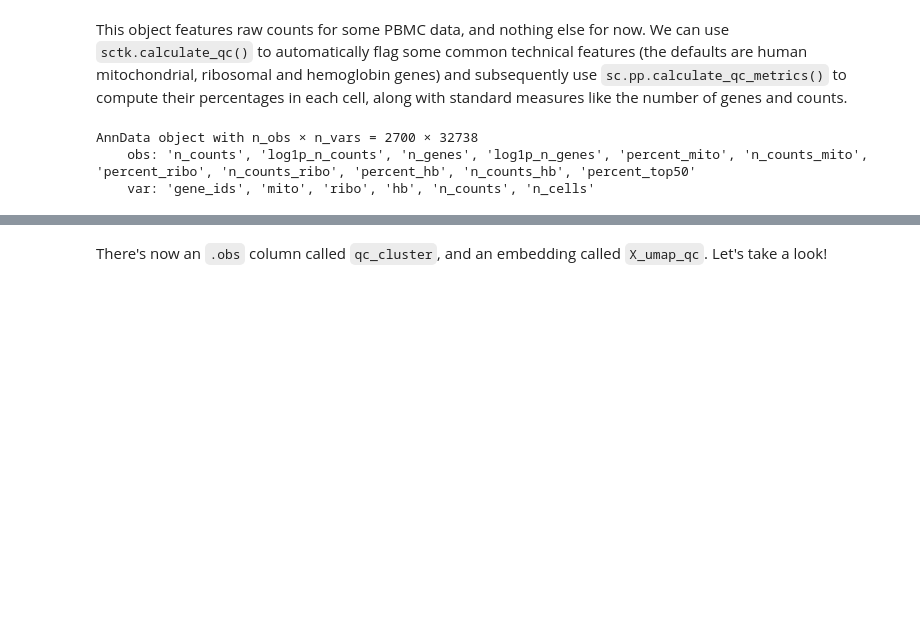
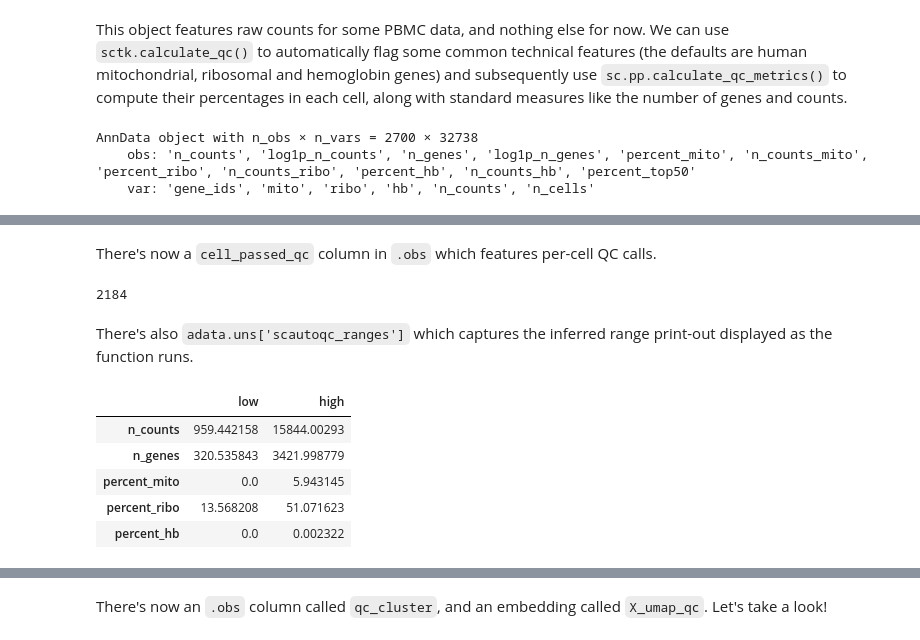
Before and after one commit to Teichlab/sctk, a Jupyter notebook: docs/notebooks/automatic_qc.ipynb, the cells around one changed output, grey strips where cells are left out. Drawn from its saved outputs; the diff is of its cells as text; code cells hidden in the pictures; blank space fills up the shorter version.

```diff
--- a/docs/notebooks/automatic_qc.ipynb
+++ b/docs/notebooks/automatic_qc.ipynb
@@ -33,0 +61,17 @@ AnnData object with n_obs × n_vars = 2700 × 32738
+# %% [markdown]
+There's now a `cell_passed_qc` column in `.obs` which features per-cell QC calls.
+# %%
+adata.obs['cell_passed_qc'].sum()
+# %% [output]
+2184
+# %% [markdown]
+There's also `adata.uns['scautoqc_ranges']` which captures the inferred range print-out displayed as the function runs.
+# %%
+adata.uns['scautoqc_ranges']
+# %% [output]
+|  | low | high |
+| n_counts | 959.442158 | 15844.00293 |
+| n_genes | 320.535843 | 3421.998779 |
+| percent_mito | 0.0 | 5.943145 |
+| percent_ribo | 13.568208 | 51.071623 |
+| percent_hb | 0.0 | 0.002322 |
```
Also changed, not shown: parts of 23 cells of this notebook, 2 other files.
